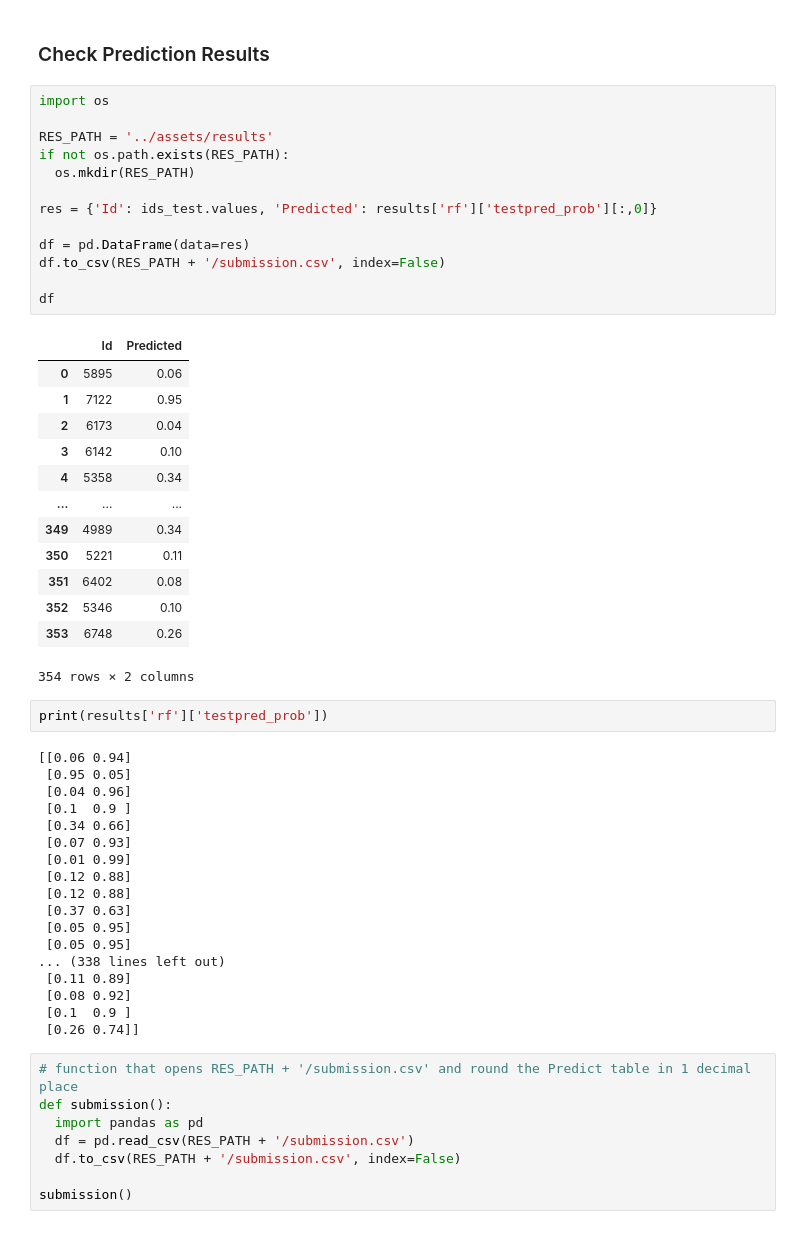
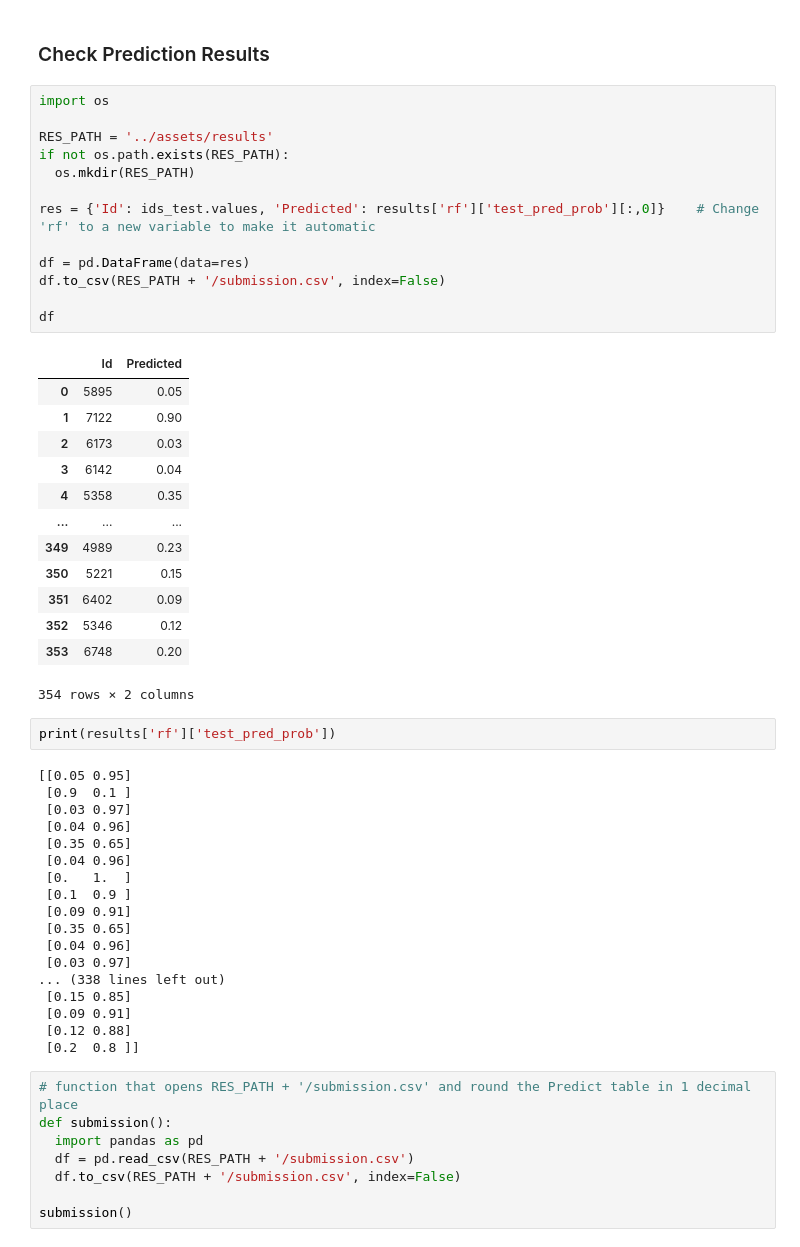
Before and after one commit to ruialves35/feup-ac, a Jupyter notebook: src/predictions.ipynb, the cells around one changed output. Cells and saved outputs as stored; diff of their text form.

```diff
--- a/src/predictions.ipynb
+++ b/src/predictions.ipynb
@@ -181,50 +207,50 @@ trainpred_prob -> Prediction of Probability of paid column on train data
 # %%
 import os
 
 RES_PATH = '../assets/results'
 if not os.path.exists(RES_PATH):
   os.mkdir(RES_PATH)
 
-res = {'Id': ids_test.values, 'Predicted': results['rf']['testpred_prob'][:,0]}
+res = {'Id': ids_test.values, 'Predicted': results['rf']['test_pred_prob'][:,0]}    # Change 'rf' to a new variable to make it automatic
 
 df = pd.DataFrame(data=res)
 df.to_csv(RES_PATH + '/submission.csv', index=False)
 
 df
 # %% [output]
 |  | Id | Predicted |
-| 0 | 5895 | 0.06 |
-| 1 | 7122 | 0.95 |
-| 2 | 6173 | 0.04 |
-| 3 | 6142 | 0.10 |
-| 4 | 5358 | 0.34 |
+| 0 | 5895 | 0.05 |
+| 1 | 7122 | 0.90 |
+| 2 | 6173 | 0.03 |
+| 3 | 6142 | 0.04 |
+| 4 | 5358 | 0.35 |
 | ... | ... | ... |
-| 349 | 4989 | 0.34 |
-| 350 | 5221 | 0.11 |
-| 351 | 6402 | 0.08 |
-| 352 | 5346 | 0.10 |
-| 353 | 6748 | 0.26 |
+| 349 | 4989 | 0.23 |
+| 350 | 5221 | 0.15 |
+| 351 | 6402 | 0.09 |
+| 352 | 5346 | 0.12 |
+| 353 | 6748 | 0.20 |
 354 rows × 2 columns
 # %%
-print(results['rf']['testpred_prob'])
+print(results['rf']['test_pred_prob'])
 # %% [output]
-[[0.06 0.94]
- [0.95 0.05]
+[[0.05 0.95]
+ [0.9  0.1 ]
+ [0.03 0.97]
  [0.04 0.96]
+ [0.35 0.65]
+ [0.04 0.96]
+ [0.   1.  ]
  [0.1  0.9 ]
- [0.34 0.66]
- [0.07 0.93]
- [0.01 0.99]
+ [0.09 0.91]
+ [0.35 0.65]
+ [0.04 0.96]
+ [0.03 0.97]
+... (338 lines left out)
+ [0.15 0.85]
+ [0.09 0.91]
  [0.12 0.88]
- [0.12 0.88]
- [0.37 0.63]
- [0.05 0.95]
- [0.05 0.95]
-... (338 lines left out)
- [0.11 0.89]
- [0.08 0.92]
- [0.1  0.9 ]
- [0.26 0.74]]
+ [0.2  0.8 ]]
 # %%
 # function that opens RES_PATH + '/submission.csv' and round the Predict table in 1 decimal place
 def submission():
```
Also changed, not shown: parts of 7 cells of this notebook.
